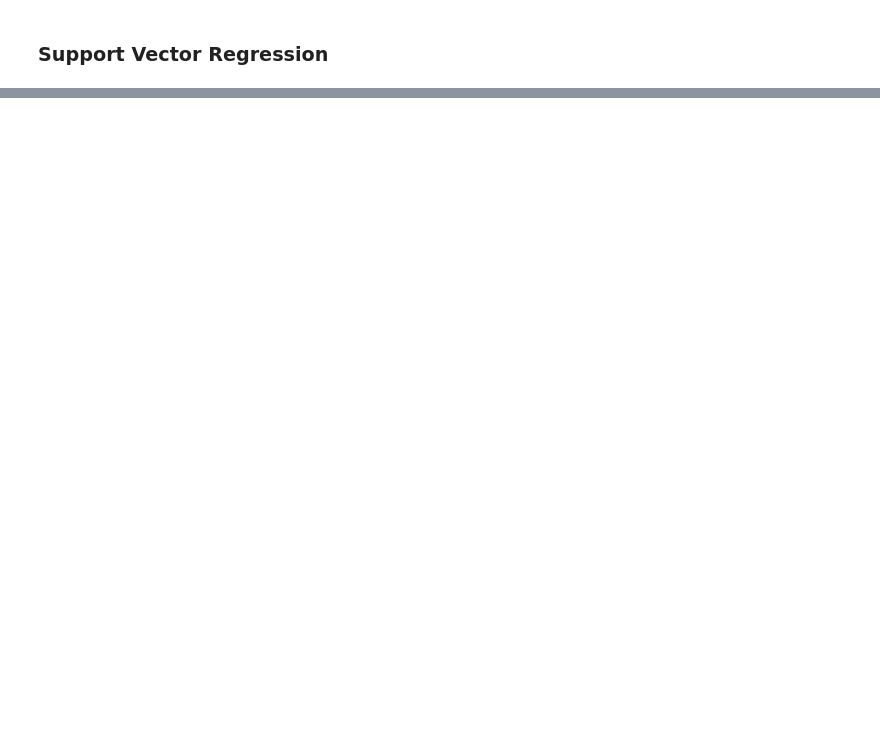
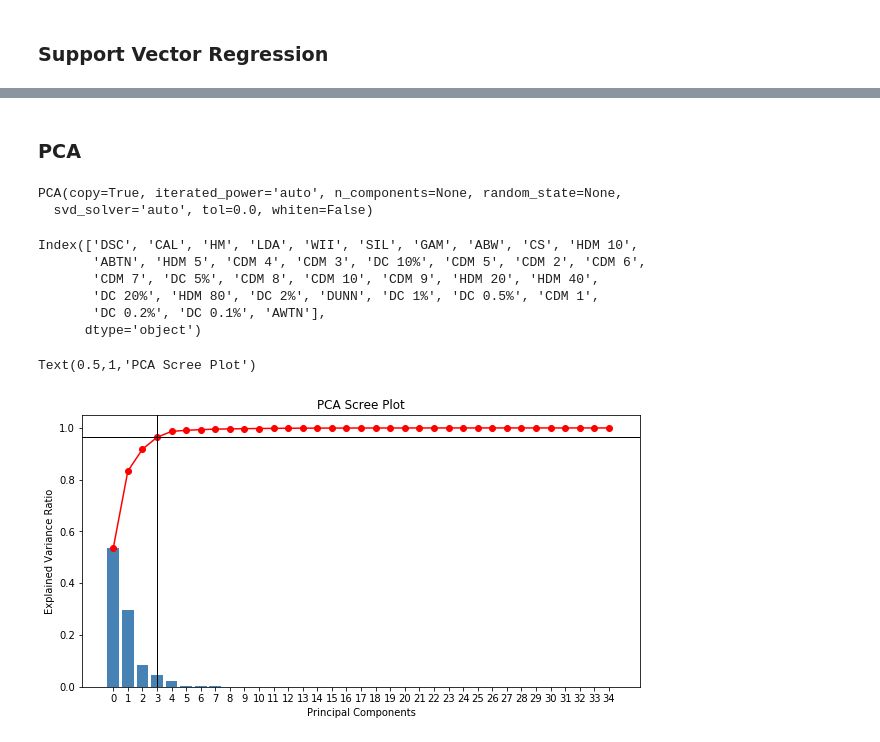
Before and after one commit to AmitD26/CSE-523-Scatterplot-Separability-Metrics, a Jupyter notebook: CSE 523 - Scatterplot separation measures.ipynb, the cells around one changed output, grey strips where cells are left out. Cells and saved outputs as stored; diff of their text form; code cells hidden in the pictures; blank space fills up the shorter version.

```diff
--- a/CSE 523 - Scatterplot separation measures.ipynb
+++ b/CSE 523 - Scatterplot separation measures.ipynb
@@ -107,0 +111,32 @@ accuracy_score(svr_predictions, test_y)
+# %% [markdown]
+### PCA
+# %%
+pca = PCA()
+pca.fit(metrics_data)
+# %% [output]
+PCA(copy=True, iterated_power='auto', n_components=None, random_state=None,
+  svd_solver='auto', tol=0.0, whiten=False)
+# %%
+metrics_data.columns
+# %% [output]
+Index(['DSC', 'CAL', 'HM', 'LDA', 'WII', 'SIL', 'GAM', 'ABW', 'CS', 'HDM 10',
+       'ABTN', 'HDM 5', 'CDM 4', 'CDM 3', 'DC 10%', 'CDM 5', 'CDM 2', 'CDM 6',
+       'CDM 7', 'DC 5%', 'CDM 8', 'CDM 10', 'CDM 9', 'HDM 20', 'HDM 40',
+       'DC 20%', 'HDM 80', 'DC 2%', 'DUNN', 'DC 1%', 'DC 0.5%', 'CDM 1',
+       'DC 0.2%', 'DC 0.1%', 'AWTN'],
+      dtype='object')
+# %%
+plt.figure(figsize=(10, 5))
+plt.bar(np.arange(0,35), pca.explained_variance_ratio_, color='steelblue')
+plt.plot(np.cumsum(pca.explained_variance_ratio_), color='#FF0000', marker="o")
+plt.xticks(np.arange(0,35))
+plt.xlabel("Principal Components")
+plt.ylabel("Explained Variance Ratio")
+# plt.plot([0, 0], [1, 1], color='#FF0000', linestyle='-', linewidth=2)
+plt.axvline(3, linewidth=1, color='#000000')
+plt.axhline(np.cumsum(pca.explained_variance_ratio_)[3], linewidth=1, color='#000000')
+
+plt.title("PCA Scree Plot")
+# %% [output]
+Text(0.5,1,'PCA Scree Plot')
+[figure, added]
```
Also changed, not shown: parts of 15 cells of this notebook.
